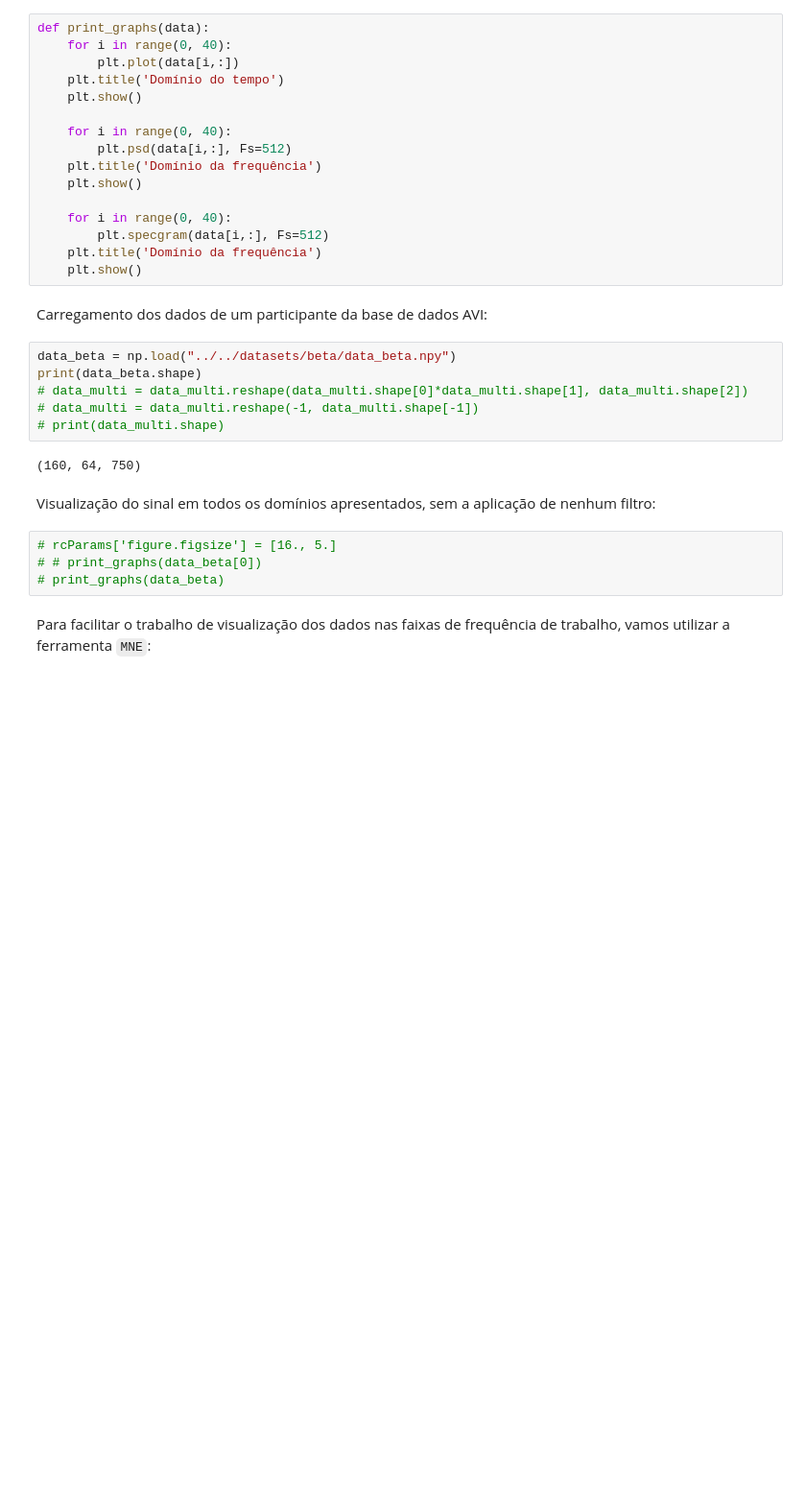
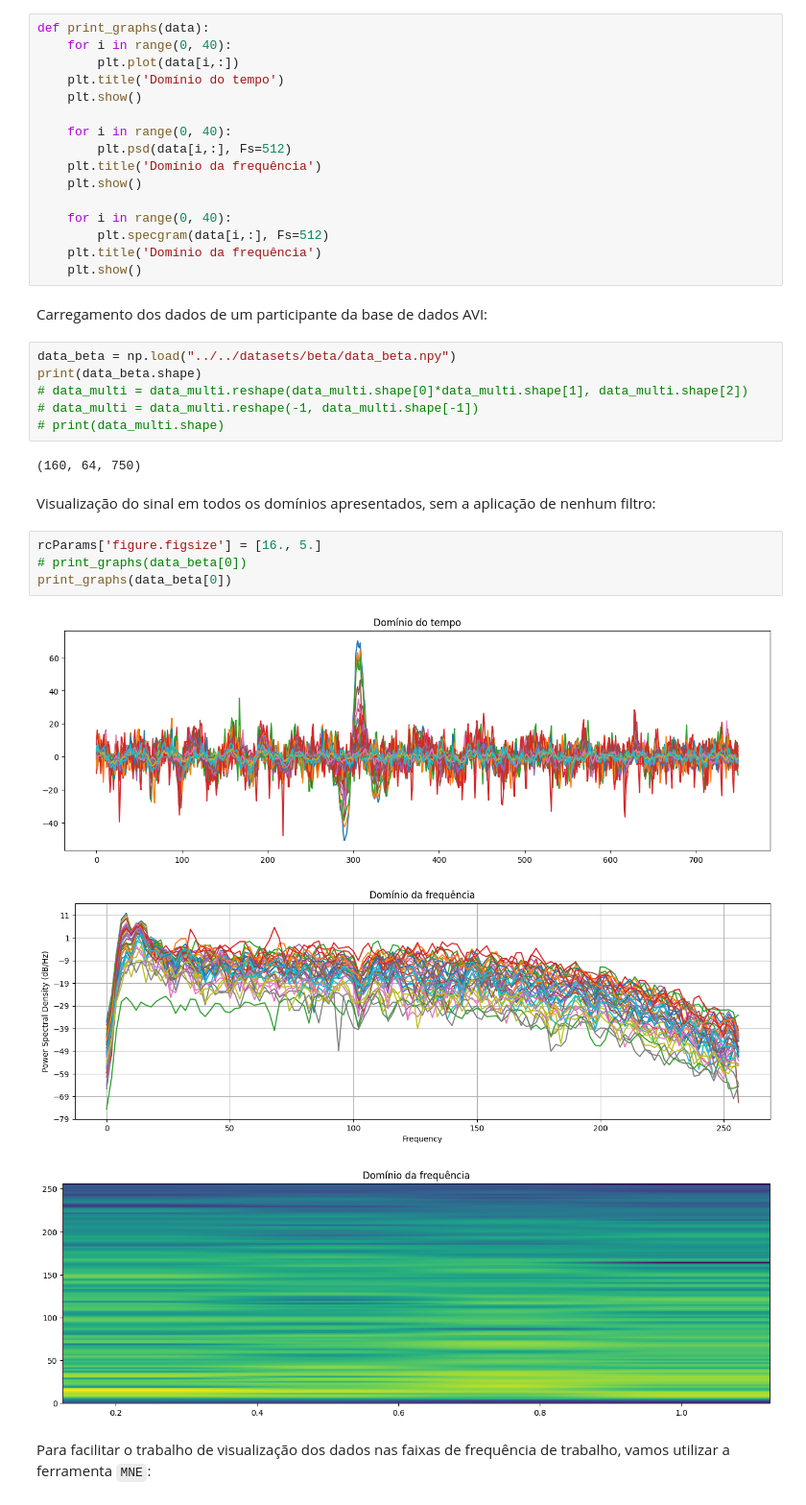
Before and after one commit to viniciuskuwakino/RP_SSVEP, a Jupyter notebook: ssvep/src/beta/preprocessing.ipynb, the cells around one changed output. Shown at 96% size. Cells and saved outputs as stored; diff of their text form; blank space fills up the shorter version.

```diff
--- a/ssvep/src/beta/preprocessing.ipynb
+++ b/ssvep/src/beta/preprocessing.ipynb
@@ -77,9 +77,13 @@ print(data_beta.shape)
 # %% [markdown]
 Visualização do sinal em todos os domínios apresentados, sem a aplicação de nenhum filtro:
 # %%
-# rcParams['figure.figsize'] = [16., 5.]
-# # print_graphs(data_beta[0])
-# print_graphs(data_beta)
+rcParams['figure.figsize'] = [16., 5.]
+# print_graphs(data_beta[0])
+print_graphs(data_beta[0])
+# %% [output]
+[figure, added]
+[figure, added]
+[figure, added]
 # %% [markdown]
 Para facilitar o trabalho de visualização dos dados nas faixas de frequência de trabalho, vamos utilizar a ferramenta `MNE`:
 # %%
```
Also changed, not shown: parts of 2 cells of this notebook, 3 other files.
